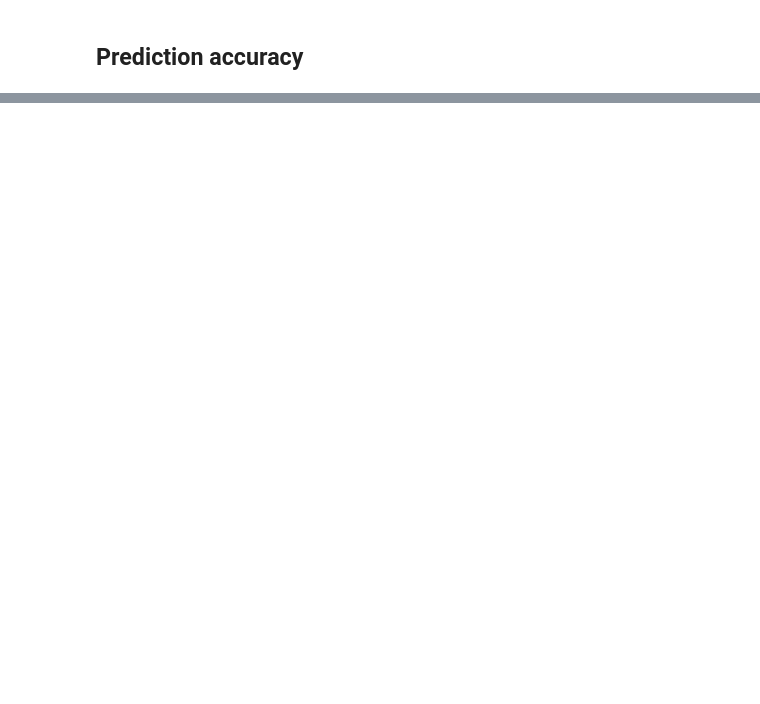
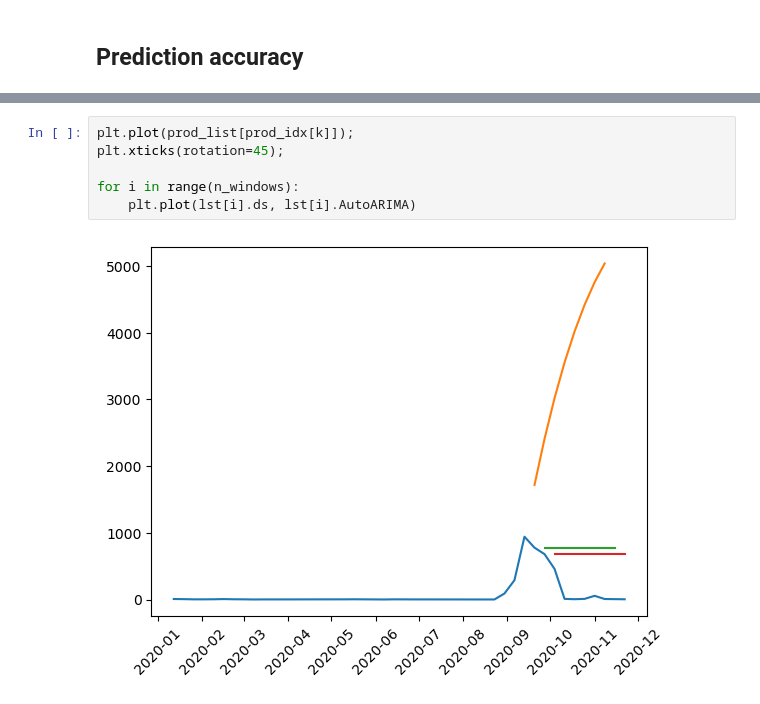
Before and after one commit to nikolaj278/electronics-store-warehouse-optimisation, a Jupyter notebook: notebooks/simplified_notebook.ipynb, the cells around one changed output, grey strips where cells are left out. Cells and saved outputs as stored; diff of their text form; blank space fills up the shorter version.

```diff
--- a/notebooks/simplified_notebook.ipynb
+++ b/notebooks/simplified_notebook.ipynb
@@ -237,0 +226,8 @@ tests
+# %%
+plt.plot(prod_list[prod_idx[k]]);
+plt.xticks(rotation=45);
+
+for i in range(n_windows):
+    plt.plot(lst[i].ds, lst[i].AutoARIMA)
+# %% [output]
+[figure, added]
```
Also changed, not shown: parts of 20 cells of this notebook, 1 other file.
